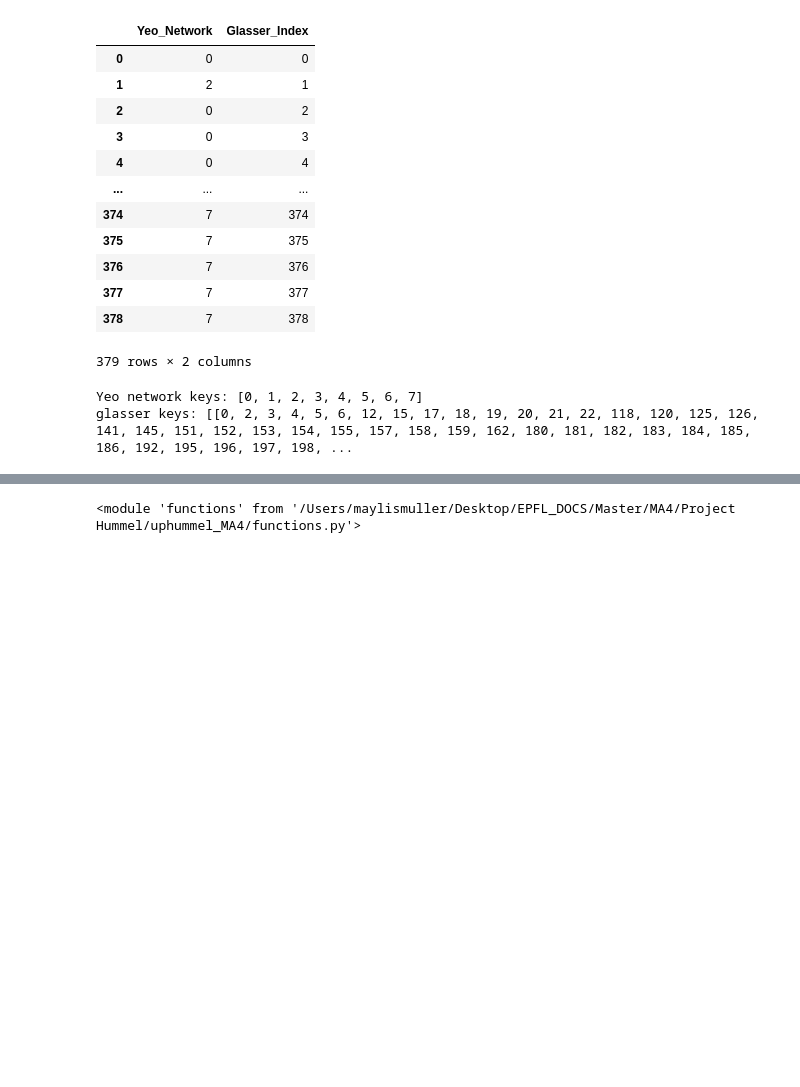
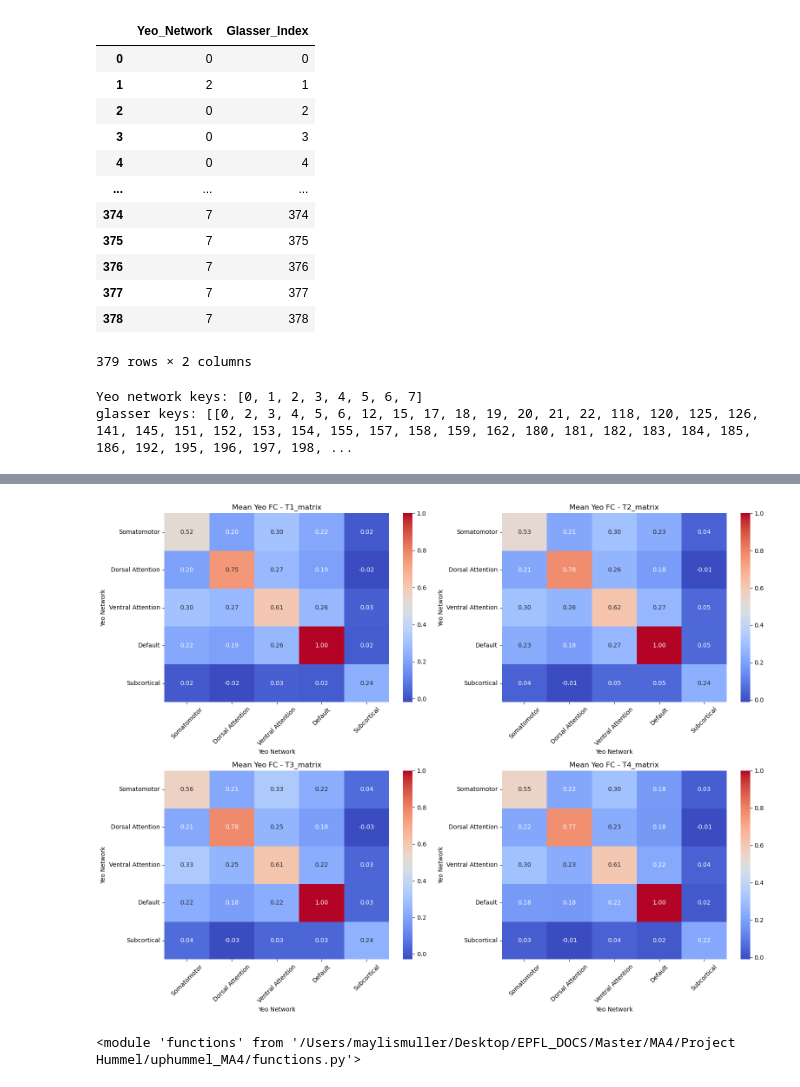
Before and after one commit to maylismlr/uphummel_MA4, a Jupyter notebook: clustering.ipynb, the cells around one changed output, grey strips where cells are left out. Saved outputs shown, nothing was run; the diff lists cells and outputs as text; code cells hidden in the pictures; blank space fills up the shorter version.

```diff
--- a/clustering.ipynb
+++ b/clustering.ipynb
@@ -647,3 +474,30 @@ plt.show()
+# %%
+def plot_mean_yeo_matrices(all_yeo_matrices, labels):
+
+    fig, axes = plt.subplots(2, 2, figsize=(16, 12))
+    axes = axes.flatten()
+
+    for idx, (timepoint, yeo_matrices) in enumerate(all_yeo_matrices.items()):
+        if len(yeo_matrices) == 0:
+            axes[idx].axis('off')
+            axes[idx].set_title(f'No data for {timepoint}')
+            continue
+
+        mean_yeo = np.nanmean(np.stack(yeo_matrices), axis=0)
+
+        sns.heatmap(mean_yeo, ax=axes[idx], cmap='coolwarm', annot=True, fmt=".2f",
+                    xticklabels=labels, yticklabels=labels)
+        axes[idx].set_title(f"Mean Yeo FC - {timepoint}")
+        axes[idx].set_xlabel("Yeo Network")
+        axes[idx].set_ylabel("Yeo Network")
+        axes[idx].tick_params(axis='x', rotation=45)
+
+    plt.tight_layout()
+    plt.show()
+
+plot_mean_yeo_matrices(all_yeo_matrices, labels)
+# %% [output]
+[figure, added]
 # %%
 import importlib
 importlib.reload(functions)
```
Also changed, not shown: parts of 11 cells of this notebook, 2 other files.
